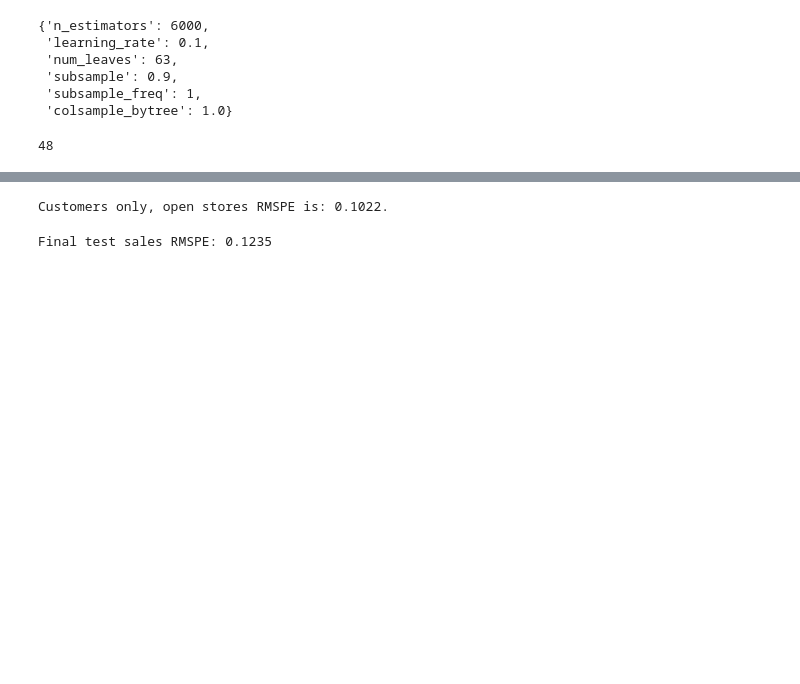
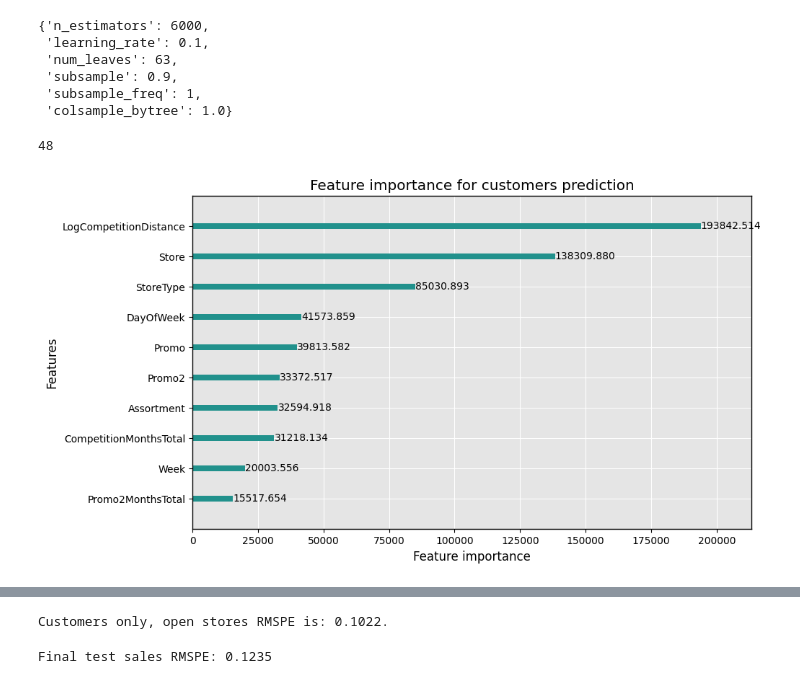
Before and after one commit to filipsajtlava/M9DM2-project, a Jupyter notebook: data_modelling.ipynb, the cells around one changed output, grey strips where cells are left out. Drawn from its saved outputs; the diff is of its cells as text; code cells hidden in the pictures; blank space fills up the shorter version.

```diff
--- a/data_modelling.ipynb
+++ b/data_modelling.ipynb
@@ -645,3 +645,13 @@ model_sales.fit(recursive_training_df_lgbm.loc[recursive_training_df_lgbm["Open"
 gc.collect()
 # %% [output]
 48
+# %%
+lgb.plot_importance(model_cust,
+                    figsize=(10, 6),
+                    max_num_features=10,
+                    color = vir_col(0.5),
+                    importance_type="gain")
+plt.title("Feature importance for customers prediction")
+plt.show()
+# %% [output]
+[figure, added]
```
Also changed, not shown: parts of 17 cells of this notebook, 7 other files.
